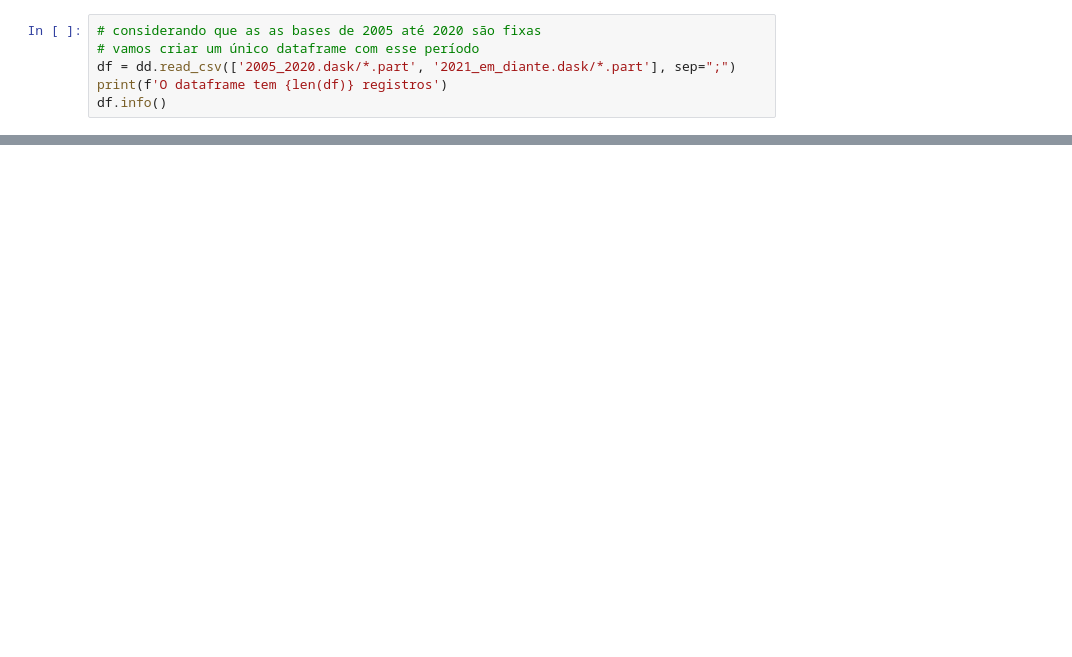
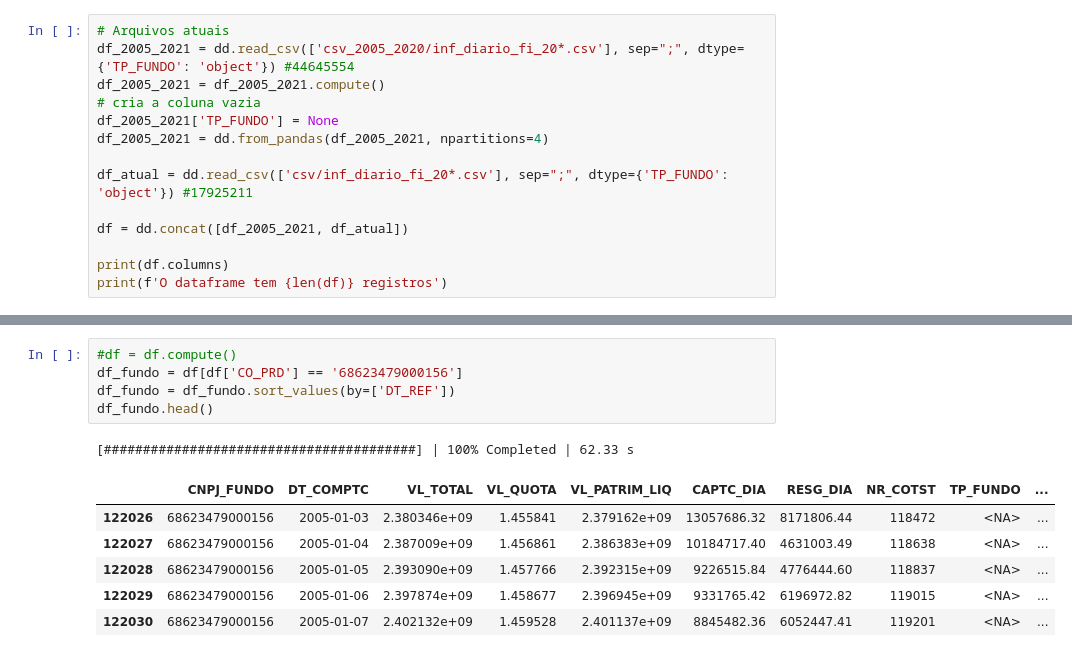
Before and after one commit to royopa/cvm_inf_diario, a Jupyter notebook: analise_dados.ipynb, the cells around one changed output, grey strips where cells are left out. Saved outputs shown, nothing was run; the diff lists cells and outputs as text; blank space fills up the shorter version.

```diff
--- a/analise_dados.ipynb
+++ b/analise_dados.ipynb
@@ -5,9 +5,17 @@ import dask.dataframe as dd
 from dask.diagnostics import ProgressBar
 ProgressBar().register()
 # %%
-# considerando que as as bases de 2005 até 2020 são fixas
-# vamos criar um único dataframe com esse período
-df = dd.read_csv(['2005_2020.dask/*.part', '2021_em_diante.dask/*.part'], sep=";")
+# Arquivos atuais
+df_2005_2021 = dd.read_csv(['csv_2005_2020/inf_diario_fi_20*.csv'], sep=";", dtype={'TP_FUNDO': 'object'}) #44645554
+df_2005_2021 = df_2005_2021.compute()
+# cria a coluna vazia
+df_2005_2021['TP_FUNDO'] = None
+df_2005_2021 = dd.from_pandas(df_2005_2021, npartitions=4)
+
+df_atual = dd.read_csv(['csv/inf_diario_fi_20*.csv'], sep=";", dtype={'TP_FUNDO': 'object'}) #17925211
+
+df = dd.concat([df_2005_2021, df_atual])
+
+print(df.columns)
 print(f'O dataframe tem {len(df)} registros')
-df.info()
 # %% [output]
@@ -60,0 +99,13 @@ KeyboardInterrupt:
+# %%
+#df = df.compute()
+df_fundo = df[df['CO_PRD'] == '68623479000156']
+df_fundo = df_fundo.sort_values(by=['DT_REF'])
+df_fundo.head()
+# %% [output]
+[########################################] | 100% Completed | 62.33 s
+|  | CNPJ_FUNDO | DT_COMPTC | VL_TOTAL | VL_QUOTA | VL_PATRIM_LIQ | CAPTC_DIA | RESG_DIA | NR_COTST | TP_FUNDO | ... |
+| 122026 | 68623479000156 | 2005-01-03 | 2.380346e+09 | 1.455841 | 2.379162e+09 | 13057686.32 | 8171806.44 | 118472 | <NA> | ... |
+| 122027 | 68623479000156 | 2005-01-04 | 2.387009e+09 | 1.456861 | 2.386383e+09 | 10184717.40 | 4631003.49 | 118638 | <NA> | ... |
+| 122028 | 68623479000156 | 2005-01-05 | 2.393090e+09 | 1.457766 | 2.392315e+09 | 9226515.84 | 4776444.60 | 118837 | <NA> | ... |
+| 122029 | 68623479000156 | 2005-01-06 | 2.397874e+09 | 1.458677 | 2.396945e+09 | 9331765.42 | 6196972.82 | 119015 | <NA> | ... |
+| 122030 | 68623479000156 | 2005-01-07 | 2.402132e+09 | 1.459528 | 2.401137e+09 | 8845482.36 | 6052447.41 | 119201 | <NA> | ... |
```
Also changed, not shown: parts of 8 cells of this notebook, 8 other files.
